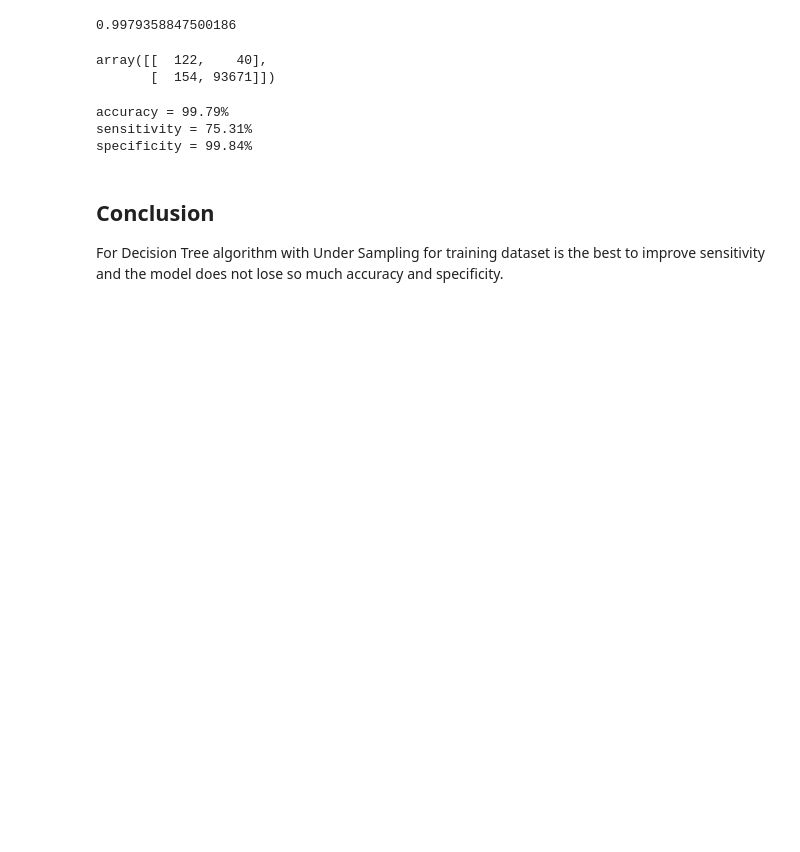
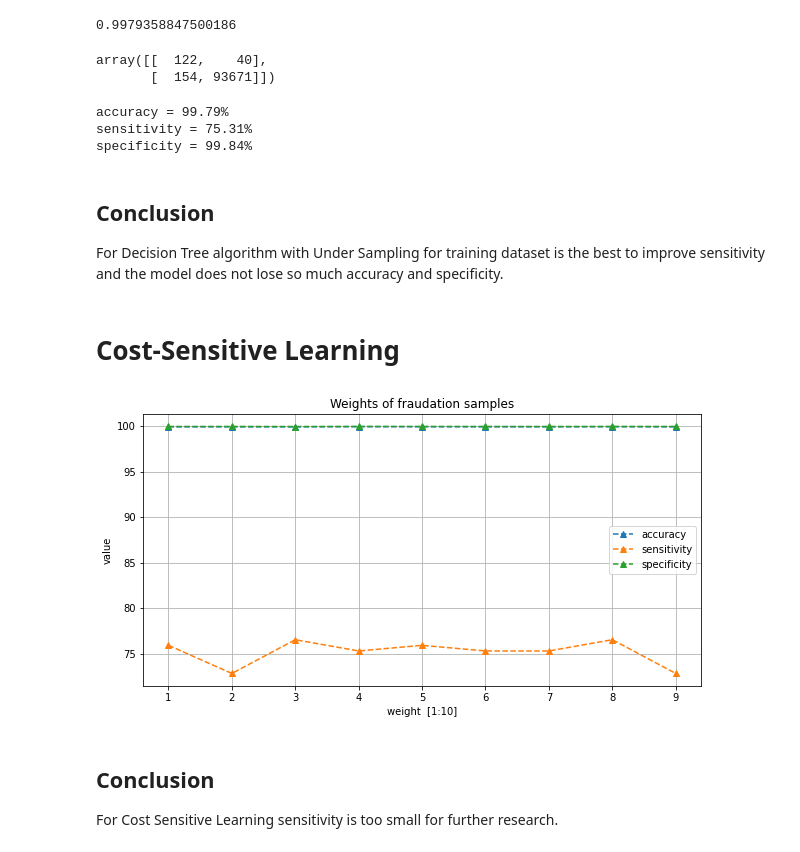
Before and after one commit to adamek195/class-imbalanced-data-creditcard-transaction, a Jupyter notebook: research/creditcard_decisiontree.ipynb, the cells around one changed output. Saved outputs shown, nothing was run; the diff lists cells and outputs as text; code cells hidden in the pictures; blank space fills up the shorter version.

Commit message:
further research

```diff
--- a/research/creditcard_decisiontree.ipynb
+++ b/research/creditcard_decisiontree.ipynb
@@ -347,3 +349,42 @@ specificity = 99.84%
 ## Conclusion
 
 For Decision Tree algorithm with Under Sampling for training dataset is the best to improve sensitivity and the model does not lose so much accuracy and specificity.
+# %% [markdown]
+# Cost-Sensitive Learning
+# %%
+weights = range(1, 10)
+weight_statisticts = []
+
+for weight in weights:
+    y_pred = run_decisiontree(X_train, X_test, y_train, class_weight={0: 1, 1: weight} )
+    stats = calculate_statistics(y_test,y_pred)
+    data = StatistictsData(weight,*stats)
+    weight_statisticts.append(data)
+# %%
+weight_statisticts_df = pd.DataFrame(weight_statisticts)
+weight_statisticts_df.rename(columns={'name':'Weight of fraudation samples'}, inplace=True)
+# %%
+import matplotlib.pyplot as plt
+import matplotlib.ticker as plticker
+
+plot_style = {"marker": '^', "linestyle": '--'}
+
+fig, ax = plt.subplots(figsize=(10,5))
+
+ax.plot(weights, weight_statisticts_df["accuracy"], label="accuracy", **plot_style)
+ax.plot(weights, weight_statisticts_df["sensitivity"], label="sensitivity", **plot_style)
+ax.plot(weights, weight_statisticts_df["specificity"], label="specificity", **plot_style)
+ax.grid(b=True)
+ax.legend()
+
+
+ax.set(xlabel='weight  [1:10]', ylabel='value',
+       title='Weights of fraudation samples')
+
+plt.show()
+# %% [output]
+[figure, added]
+# %% [markdown]
+## Conclusion
+
+For Cost Sensitive Learning sensitivity is too small for further research.
```
Also changed, not shown: parts of 4 cells of this notebook, 3 other files.
